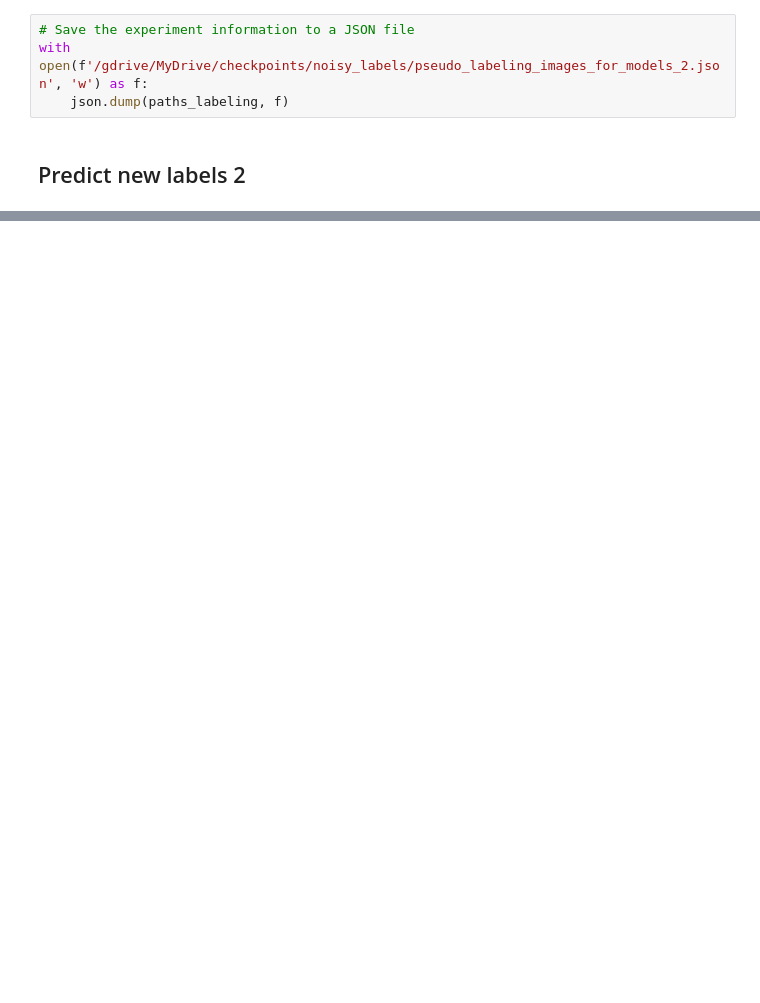
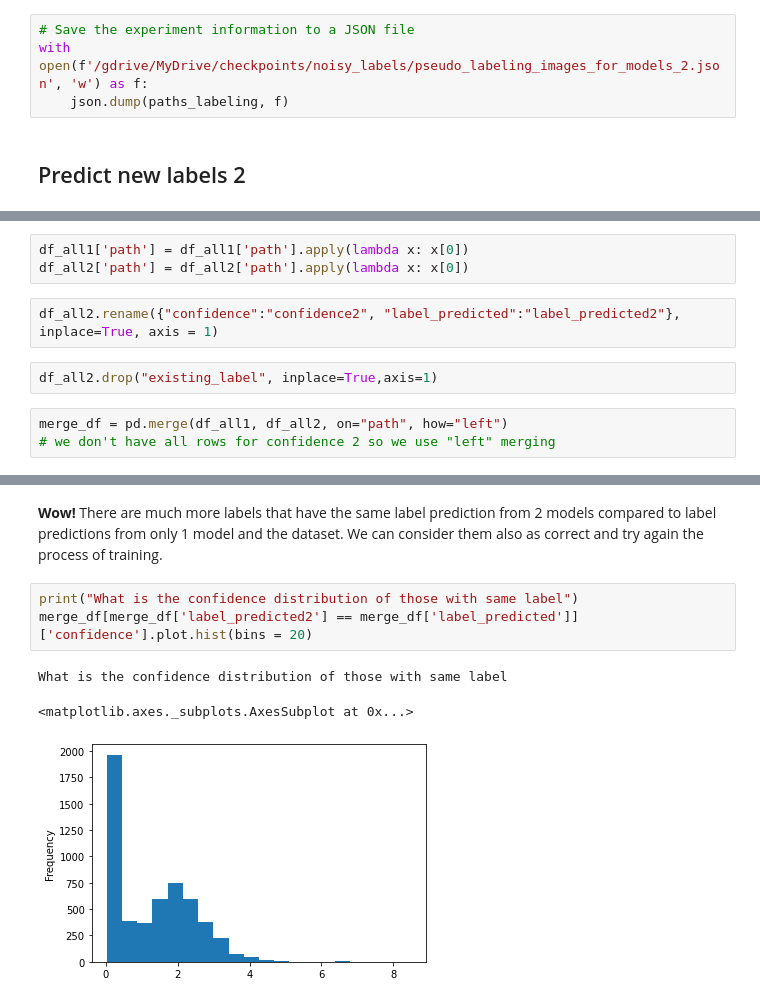
Before and after one commit to TruscaPetre/AAIT-Nosy-Missing-Labels, a Jupyter notebook: tutorial colab noisy labels.ipynb, the cells around one changed output, grey strips where cells are left out. Drawn from its saved outputs; the diff is of its cells as text; blank space fills up the shorter version.

```diff
--- a/tutorial colab noisy labels.ipynb
+++ b/tutorial colab noisy labels.ipynb
@@ -1169,0 +1397,10 @@ path
+# %%
+df_all1['path'] = df_all1['path'].apply(lambda x: x[0])
+df_all2['path'] = df_all2['path'].apply(lambda x: x[0])
+# %%
+df_all2.rename({"confidence":"confidence2", "label_predicted":"label_predicted2"}, inplace=True, axis = 1)
+# %%
+df_all2.drop("existing_label", inplace=True,axis=1)
+# %%
+merge_df = pd.merge(df_all1, df_all2, on="path", how="left")
+# we don't have all rows for confidence 2 so we use "left" merging
@@ -1169,0 +1431,9 @@ path
+# %% [markdown]
+**Wow!** There are much more labels that have the same label prediction from 2 models compared to label predictions from only 1 model and the dataset. We can consider them also as correct and try again the process of training.
+# %%
+print("What is the confidence distribution of those with same label")
+merge_df[merge_df['label_predicted2'] == merge_df['label_predicted']]['confidence'].plot.hist(bins = 20)
+# %% [output]
+What is the confidence distribution of those with same label
+<matplotlib.axes._subplots.AxesSubplot at 0x...>
+[figure, added]
```
Also changed, not shown: parts of 69 cells of this notebook.
